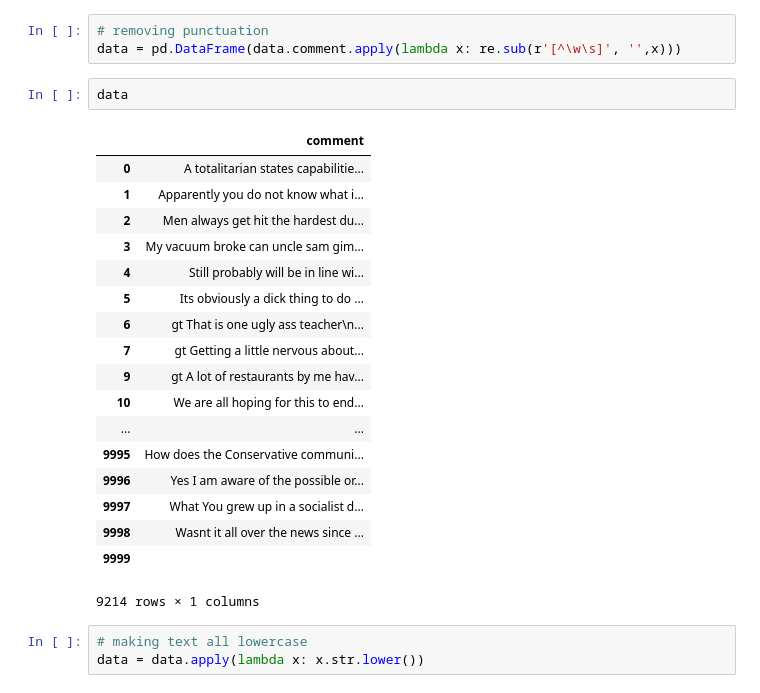
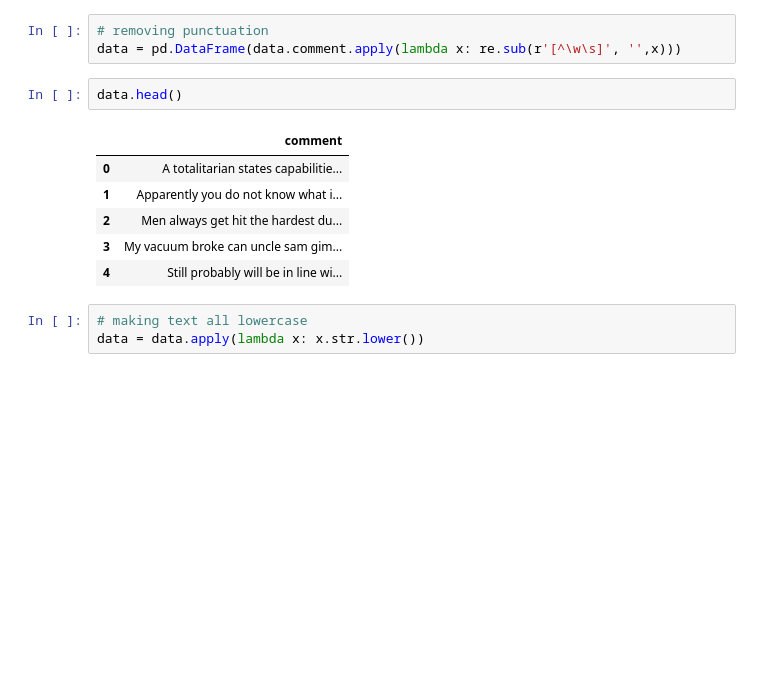
Before and after one commit to camarenad/r_conservative_text_analysis, a Jupyter notebook: notebooks/eda.ipynb, the cells around one changed output. Cells and saved outputs as stored; diff of their text form; blank space fills up the shorter version.

```diff
--- a/notebooks/eda.ipynb
+++ b/notebooks/eda.ipynb
@@ -78,26 +56,14 @@ data = pd.DataFrame(data['comment'].str.encode('utf-8', 'ignore').str.decode('ut
 # removing punctuation
 data = pd.DataFrame(data.comment.apply(lambda x: re.sub(r'[^\w\s]', '',x)))
 # %%
-data
+data.head()
 # %% [output]
 |  | comment |
 | 0 | A totalitarian states capabilitie... |
 | 1 | Apparently you do not know what i... |
 | 2 | Men always get hit the hardest du... |
 | 3 | My vacuum broke can uncle sam gim... |
 | 4 | Still probably will be in line wi... |
-| 5 | Its obviously a dick thing to do ... |
-| 6 | gt That is one ugly ass teacher\n... |
-| 7 | gt Getting a little nervous about... |
-| 9 | gt A lot of restaurants by me hav... |
-| 10 | We are all hoping for this to end... |
-| ... | ... |
-| 9995 | How does the Conservative communi... |
-| 9996 | Yes I am aware of the possible or... |
-| 9997 | What You grew up in a socialist d... |
-| 9998 | Wasnt it all over the news since ... |
-| 9999 |  |
-9214 rows × 1 columns
 # %%
 # making text all lowercase
 data = data.apply(lambda x: x.str.lower())
```
Also changed, not shown: parts of 3 cells of this notebook.
